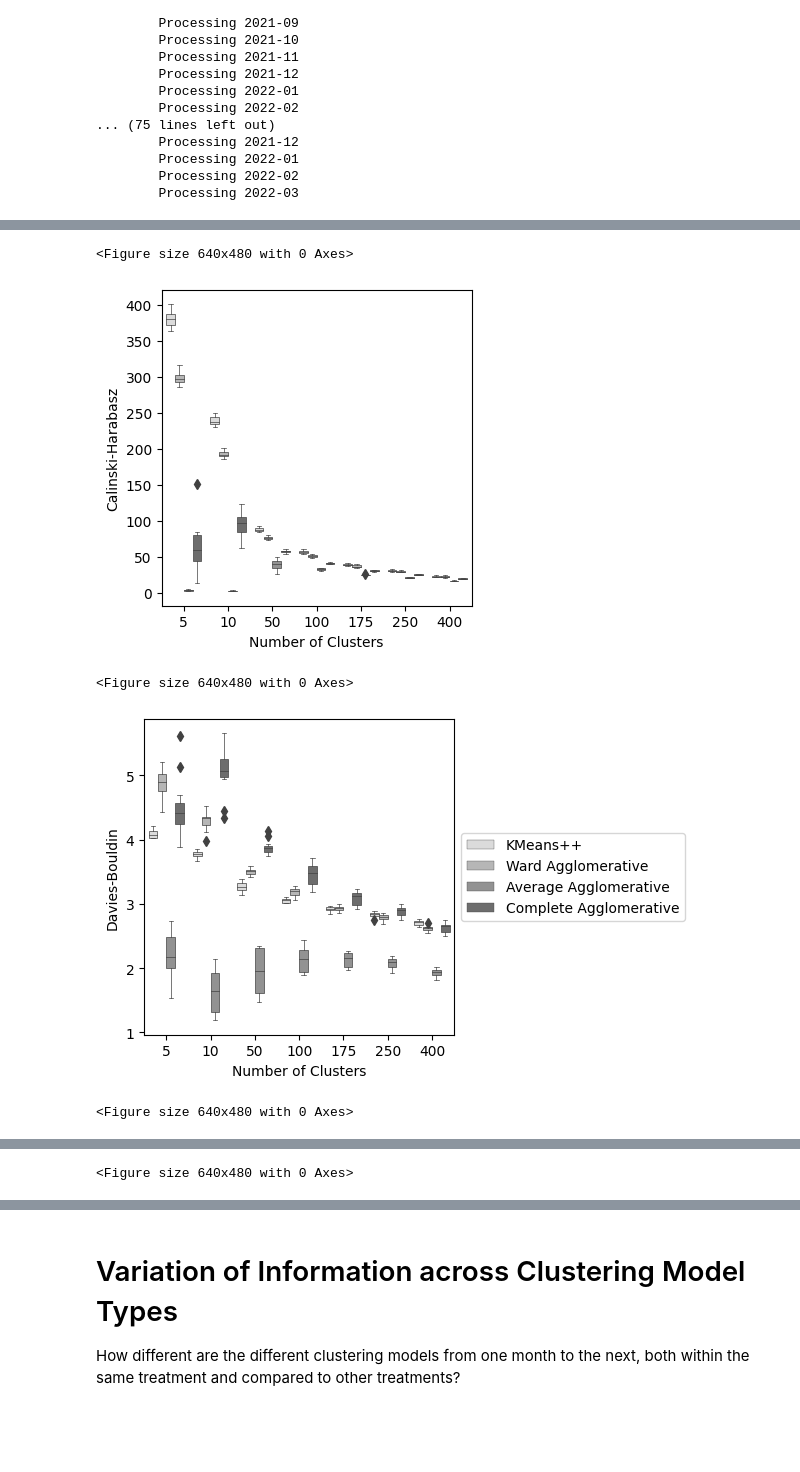
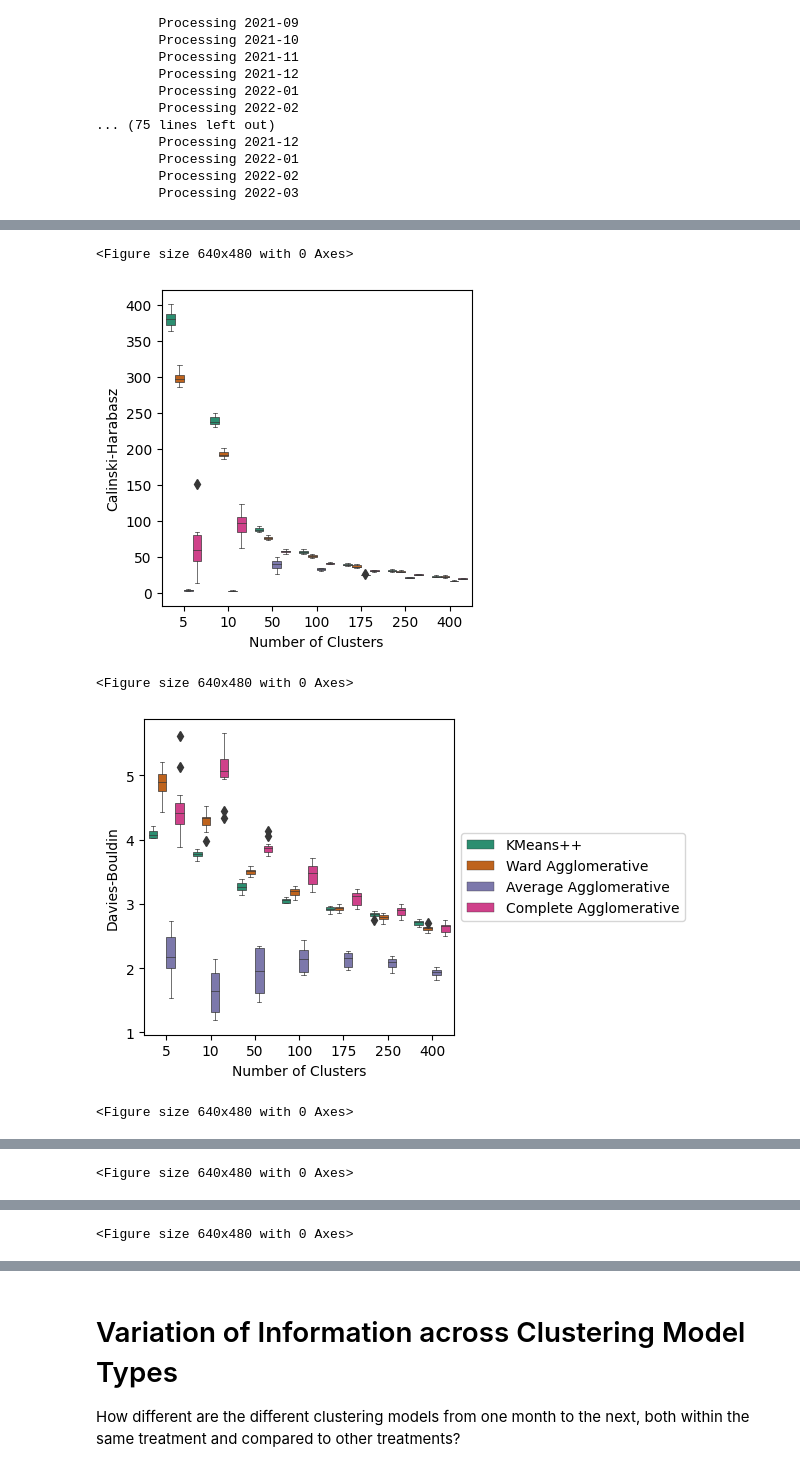
Before and after one commit to UMassCDS/IHOP-Reddit, a Jupyter notebook: notebooks/quantitative_comparison_kmeans_vs_agglomerative.ipynb, the cells around one changed output, grey strips where cells are left out. Cells and saved outputs as stored; diff of their text form; code cells hidden in the pictures; blank space fills up the shorter version.

```diff
--- a/notebooks/quantitative_comparison_kmeans_vs_agglomerative.ipynb
+++ b/notebooks/quantitative_comparison_kmeans_vs_agglomerative.ipynb
@@ -10,8 +10,8 @@ import seaborn as sns
 from ihop.community2vec import GensimCommunity2Vec
 import ihop.clustering as ic
 
-#sns.set_palette("Dark2")
-sns.set_palette("gist_gray_r")
+sns.set_palette("Dark2")
+#sns.set_palette("gist_gray_r")
 # %%
 DATA_ROOT = Path("../data")
 C2V_ROOT = DATA_ROOT / "community2vec"
@@ -77,9 +77,11 @@ for nc in N_CLUSTERS:
             # Cluster size mean is just for sanity check, it should alwasy be fixed by N_CLUSTERS
             cluster_size_counts = list(Counter(curr_model.clusters).values())
             mean = np.mean(cluster_size_counts)
+            max_cluster_size = np.max(cluster_size_counts)
             std_dev = np.std(cluster_size_counts)
             metrics["cluster_size_mean"] = mean
             metrics["Standard Deviation of Cluster Size"] = std_dev
+            metrics["Size of Largest Cluster"] = max_cluster_size
             metrics["month"] = month
             metrics["experiment_label"] = pprint_label
             metrics["n_clusters"] = nc
@@ -124,6 +131,8 @@ model_metrics_df
 # %%
-for metric_key in ["Silhouette", "Calinski-Harabasz", "Davies-Bouldin", "Standard Deviation of Cluster Size"]:
-    plt.figure(figsize=(4,4.1))
+for metric_key, save_file in [("Silhouette", "silhouette_averages.png") , ("Calinski-Harabasz", "ch_averages.png"),
+                              ("Davies-Bouldin", "db_averages.png"),
+                              ("Standard Deviation of Cluster Size", "std_dev_cluster_size.png"), ("Size of Largest Cluster", "max_cluster_size.png")]:
+    fig = plt.figure(figsize=(4,4.1))
     ax = sns.boxplot( y=metric_key, x="n_clusters", data=model_metrics_df, hue="experiment_label", linewidth=0.5)
     #ax.set_title(f"{metric_key} score averaged across a year of monthly snapshot clustering models")
     ax.set(xlabel="Number of Clusters")
@@ -134,6 +143,8 @@ for metric_key in ["Silhouette", "Calinski-Harabasz", "Davies-Bouldin", "Standar
     else:
         ax.get_legend().remove()
 
+    # These get saved in weird sizes - better to just save directly from editor
+    # plt.savefig(VIZ_PATH / save_file)
     plt.show()
     plt.clf()
 # %% [output]
@@ -141,5 +152,5 @@ for metric_key in ["Silhouette", "Calinski-Harabasz", "Davies-Bouldin", "Standar
 <Figure size 640x480 with 0 Axes>
-[figure, old version]
+[figure, new version]
 <Figure size 640x480 with 0 Axes>
-[figure, old version]
+[figure, new version]
 <Figure size 640x480 with 0 Axes>
@@ -148,3 +160,4 @@ for metric_key in ["Silhouette", "Calinski-Harabasz", "Davies-Bouldin", "Standar
+<Figure size 640x480 with 0 Axes>
 # %%
 
 for metric_key in ["Silhouette", "Calinski-Harabasz", "Davies-Bouldin"]:
```
Also changed, not shown: parts of 8 cells of this notebook, 2 other files.
